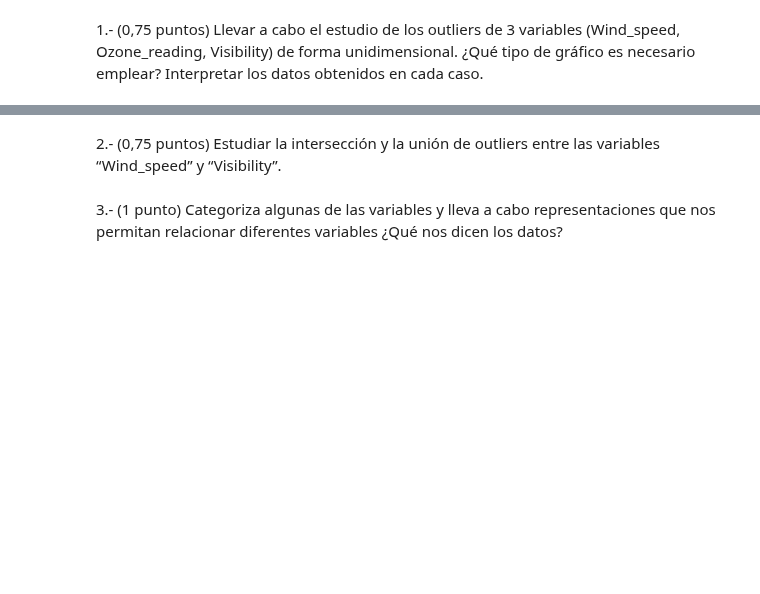
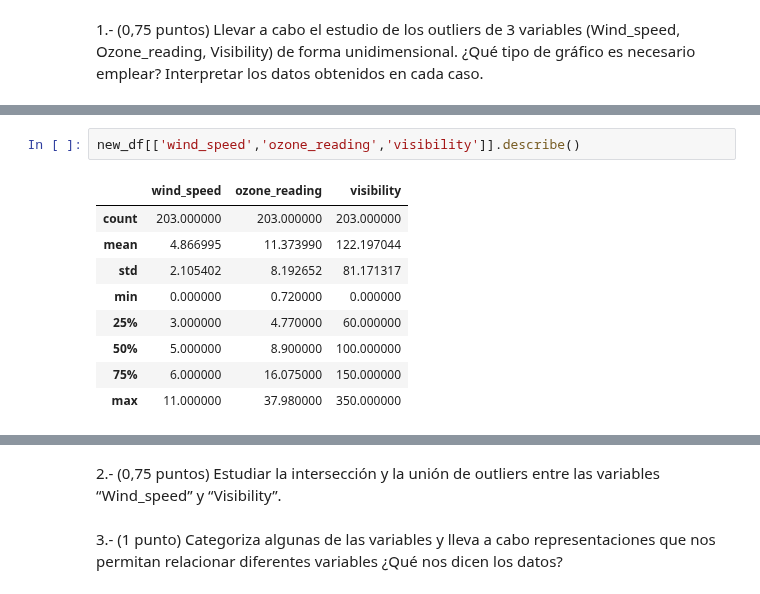
Before and after one commit to Alf-caput/P1_MineriaDeDatos, a Jupyter notebook: P2_SensoresAtmosfericos/P2_SensoresAtmosfericos.ipynb, the cells around one changed output, grey strips where cells are left out. Saved outputs shown, nothing was run; the diff lists cells and outputs as text; blank space fills up the shorter version.

```diff
--- a/P2_SensoresAtmosfericos/P2_SensoresAtmosfericos.ipynb
+++ b/P2_SensoresAtmosfericos/P2_SensoresAtmosfericos.ipynb
@@ -44,0 +87,12 @@ pandas.core.indexes.base.Index
+# %%
+new_df[['wind_speed','ozone_reading','visibility']].describe()
+# %% [output]
+|  | wind_speed | ozone_reading | visibility |
+| count | 203.000000 | 203.000000 | 203.000000 |
+| mean | 4.866995 | 11.373990 | 122.197044 |
+| std | 2.105402 | 8.192652 | 81.171317 |
+| min | 0.000000 | 0.720000 | 0.000000 |
+| 25% | 3.000000 | 4.770000 | 60.000000 |
+| 50% | 5.000000 | 8.900000 | 100.000000 |
+| 75% | 6.000000 | 16.075000 | 150.000000 |
+| max | 11.000000 | 37.980000 | 350.000000 |
```
Also changed, not shown: parts of 17 cells of this notebook.
